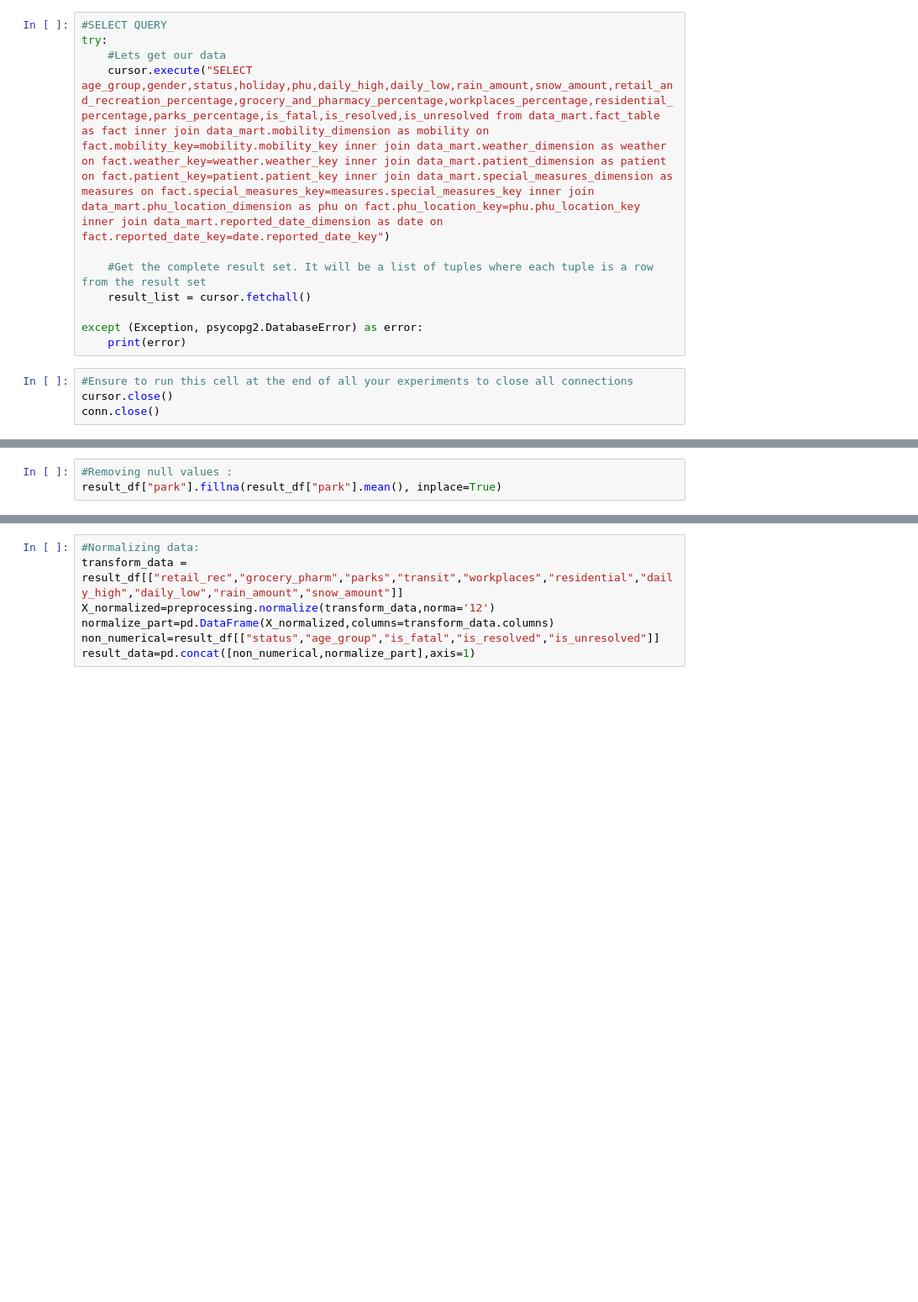
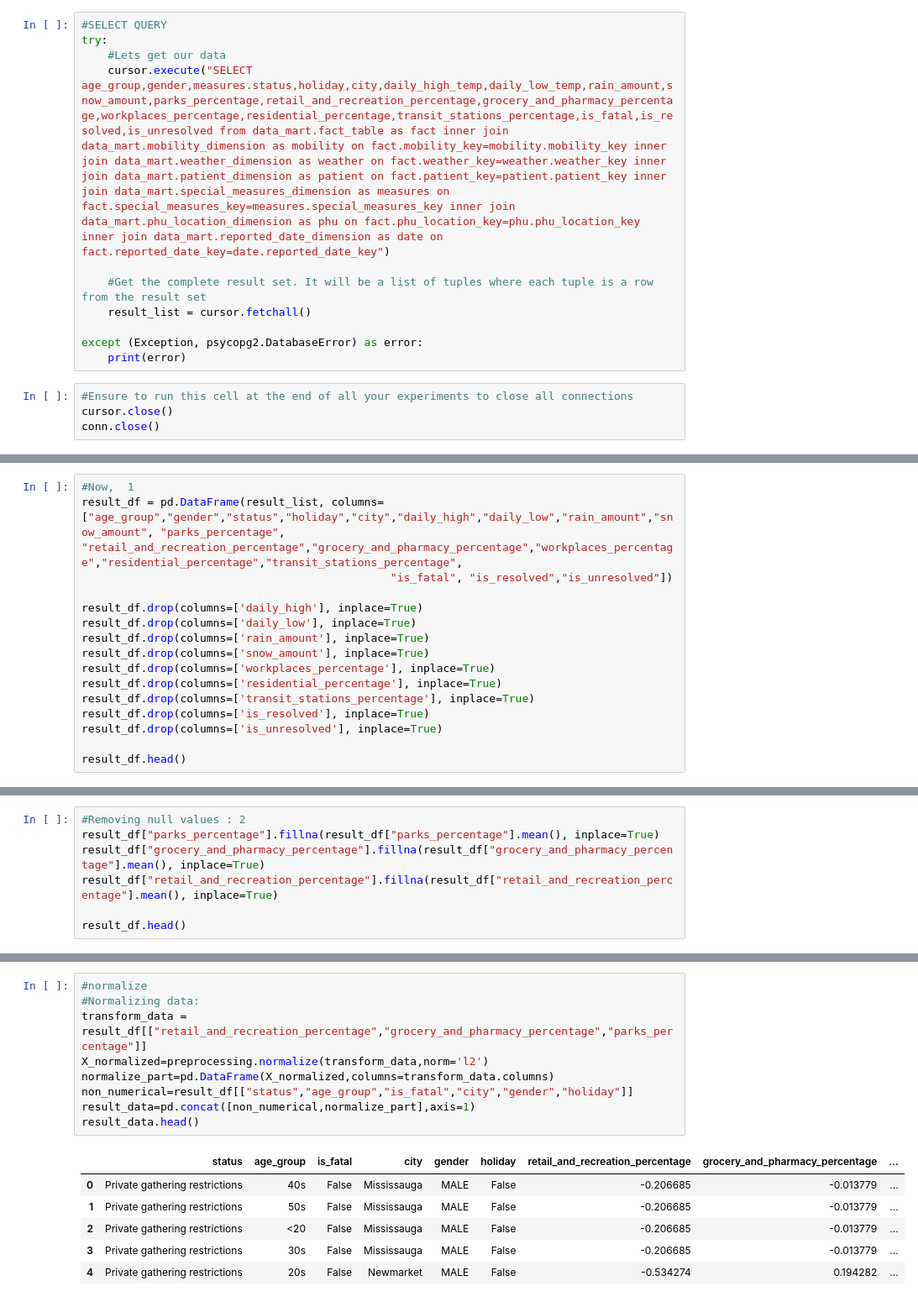
Before and after one commit to skaus37/Covid19DataMart, a Jupyter notebook: demo.ipynb, the cells around one changed output, grey strips where cells are left out. Shown: that part at 84% size. Saved outputs shown, nothing was run; the diff lists cells and outputs as text; blank space fills up the shorter version.

```diff
--- a/demo.ipynb
+++ b/demo.ipynb
@@ -43,7 +49,7 @@ except (Exception, psycopg2.DatabaseError) as error:
 #SELECT QUERY
 try:
     #Lets get our data
-    cursor.execute("SELECT age_group,gender,status,holiday,phu,daily_high,daily_low,rain_amount,snow_amount,retail_and_recreation_percentage,grocery_and_pharmacy_percentage,workplaces_percentage,residential_percentage,parks_percentage,is_fatal,is_resolved,is_unresolved from data_mart.fact_table as fact inner join data_mart.mobility_dimension as mobility on fact.mobility_key=mobility.mobility_key inner join data_mart.weather_dimension as weather on fact.weather_key=weather.weather_key inner join data_mart.patient_dimension as patient on fact.patient_key=patient.patient_key inner join data_mart.special_measures_dimension as measures on fact.special_measures_key=measures.special_measures_key inner join data_mart.phu_location_dimension as phu on fact.phu_location_key=phu.phu_location_key inner join data_mart.reported_date_dimension as date on fact.reported_date_key=date.reported_date_key")
+    cursor.execute("SELECT age_group,gender,measures.status,holiday,city,daily_high_temp,daily_low_temp,rain_amount,snow_amount,parks_percentage,retail_and_recreation_percentage,grocery_and_pharmacy_percentage,workplaces_percentage,residential_percentage,transit_stations_percentage,is_fatal,is_resolved,is_unresolved from data_mart.fact_table as fact inner join data_mart.mobility_dimension as mobility on fact.mobility_key=mobility.mobility_key inner join data_mart.weather_dimension as weather on fact.weather_key=weather.weather_key inner join data_mart.patient_dimension as patient on fact.patient_key=patient.patient_key inner join data_mart.special_measures_dimension as measures on fact.special_measures_key=measures.special_measures_key inner join data_mart.phu_location_dimension as phu on fact.phu_location_key=phu.phu_location_key inner join data_mart.reported_date_dimension as date on fact.reported_date_key=date.reported_date_key")
 
     #Get the complete result set. It will be a list of tuples where each tuple is a row from the result set
     result_list = cursor.fetchall()
@@ -66,0 +63,16 @@ new_result.head()
+# %%
+#Now,  1
+result_df = pd.DataFrame(result_list, columns=["age_group","gender","status","holiday","city","daily_high","daily_low","rain_amount","snow_amount", "parks_percentage", "retail_and_recreation_percentage","grocery_and_pharmacy_percentage","workplaces_percentage","residential_percentage","transit_stations_percentage",
+                                               "is_fatal", "is_resolved","is_unresolved"])
+
+result_df.drop(columns=['daily_high'], inplace=True)
+result_df.drop(columns=['daily_low'], inplace=True)
+result_df.drop(columns=['rain_amount'], inplace=True)
+result_df.drop(columns=['snow_amount'], inplace=True)
+result_df.drop(columns=['workplaces_percentage'], inplace=True)
+result_df.drop(columns=['residential_percentage'], inplace=True)
+result_df.drop(columns=['transit_stations_percentage'], inplace=True)
+result_df.drop(columns=['is_resolved'], inplace=True)
+result_df.drop(columns=['is_unresolved'], inplace=True)
+
+result_df.head()
@@ -67,3 +86,7 @@ new_result.head()
 # %%
-#Removing null values :
-result_df["park"].fillna(result_df["park"].mean(), inplace=True)
+#Removing null values : 2
+result_df["parks_percentage"].fillna(result_df["parks_percentage"].mean(), inplace=True)
+result_df["grocery_and_pharmacy_percentage"].fillna(result_df["grocery_and_pharmacy_percentage"].mean(), inplace=True)
+result_df["retail_and_recreation_percentage"].fillna(result_df["retail_and_recreation_percentage"].mean(), inplace=True)
+
+result_df.head()
@@ -70,7 +108,16 @@ result_df["park"].fillna(result_df["park"].mean(), inplace=True)
 # %%
+#normalize
 #Normalizing data:
-transform_data = result_df[["retail_rec","grocery_pharm","parks","transit","workplaces","residential","daily_high","daily_low","rain_amount","snow_amount"]]
-X_normalized=preprocessing.normalize(transform_data,norma='12')
+transform_data = result_df[["retail_and_recreation_percentage","grocery_and_pharmacy_percentage","parks_percentage"]]
+X_normalized=preprocessing.normalize(transform_data,norm='l2')
 normalize_part=pd.DataFrame(X_normalized,columns=transform_data.columns)
-non_numerical=result_df[["status","age_group","is_fatal","is_resolved","is_unresolved"]]
+non_numerical=result_df[["status","age_group","is_fatal","city","gender","holiday"]]
 result_data=pd.concat([non_numerical,normalize_part],axis=1)
+result_data.head()
+# %% [output]
+|  | status | age_group | is_fatal | city | gender | holiday | retail_and_recreation_percentage | grocery_and_pharmacy_percentage | ... |
+| 0 | Private gathering restrictions | 40s | False | Mississauga | MALE | False | -0.206685 | -0.013779 | ... |
+| 1 | Private gathering restrictions | 50s | False | Mississauga | MALE | False | -0.206685 | -0.013779 | ... |
+| 2 | Private gathering restrictions | <20 | False | Mississauga | MALE | False | -0.206685 | -0.013779 | ... |
+| 3 | Private gathering restrictions | 30s | False | Mississauga | MALE | False | -0.206685 | -0.013779 | ... |
+| 4 | Private gathering restrictions | 20s | False | Newmarket | MALE | False | -0.534274 | 0.194282 | ... |
```
Also changed, not shown: parts of 18 cells of this notebook.
